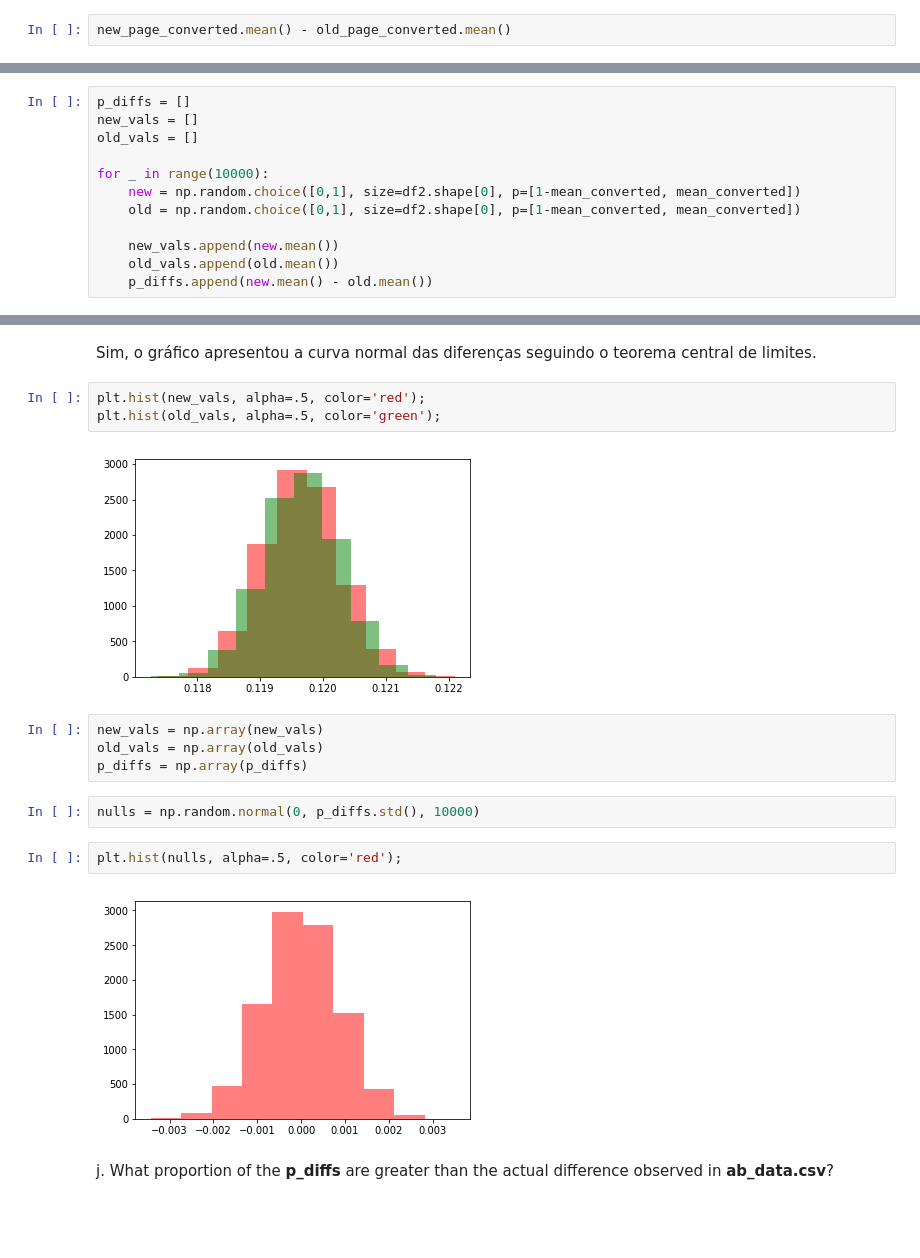
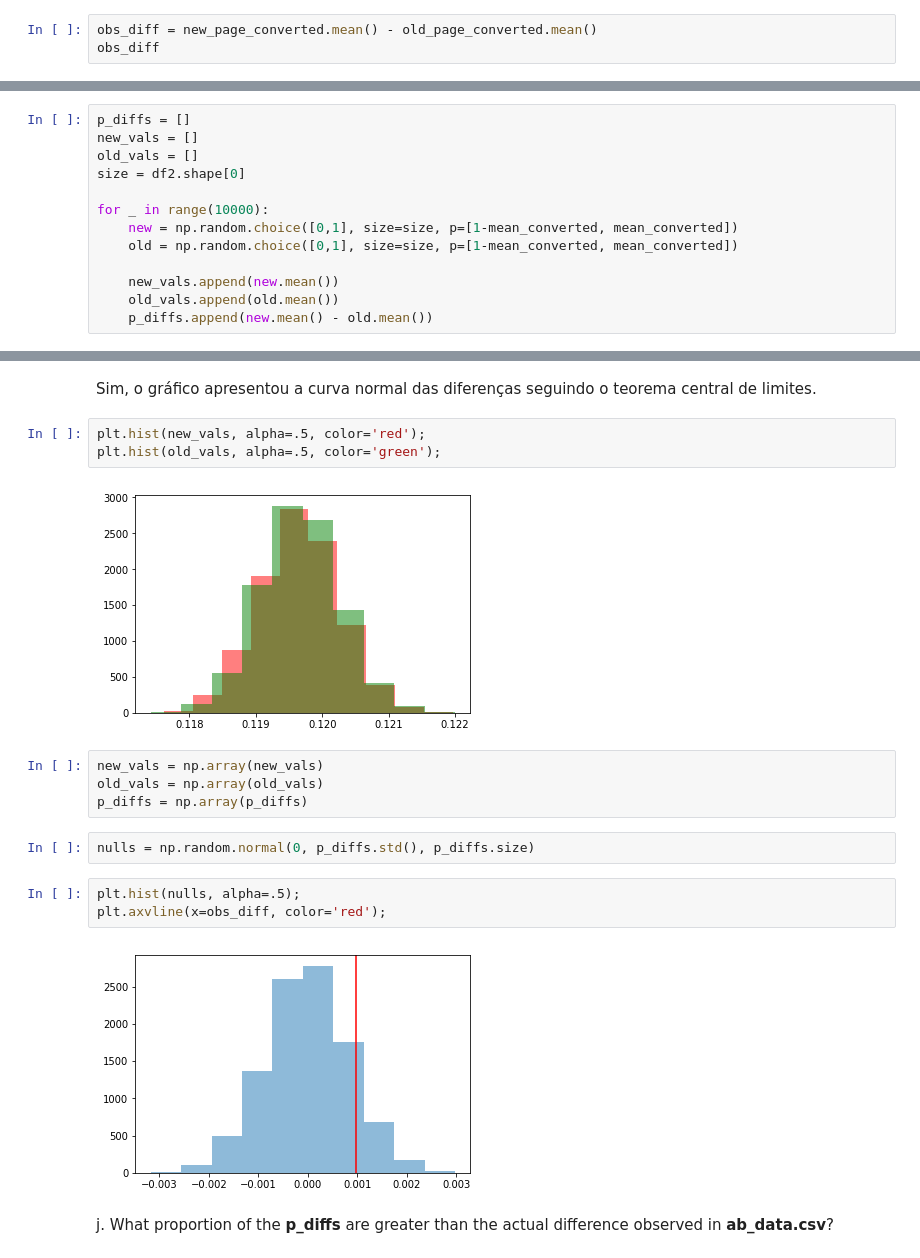
Before and after one commit to vitoralbano/ds-ii-ab-test, a Jupyter notebook: Analyze_ab_test_results_notebook.ipynb, the cells around one changed output, grey strips where cells are left out. Drawn from its saved outputs; the diff is of its cells as text; blank space fills up the shorter version.

```diff
--- a/Analyze_ab_test_results_notebook.ipynb
+++ b/Analyze_ab_test_results_notebook.ipynb
@@ -301,5 +301,6 @@ old_page_converted.mean()
 # %% [markdown]
 g. Find $p_{new}$ - $p_{old}$ for your simulated values from part (e) and (f).
 # %%
-new_page_converted.mean() - old_page_converted.mean()
+obs_diff = new_page_converted.mean() - old_page_converted.mean()
+obs_diff
 # %% [output]
@@ -310,10 +311,11 @@ h. Simulate 10,000 $p_{new}$ - $p_{old}$ values using this same process similarl
 p_diffs = []
 new_vals = []
 old_vals = []
+size = df2.shape[0]
 
 for _ in range(10000):
-    new = np.random.choice([0,1], size=df2.shape[0], p=[1-mean_converted, mean_converted])
-    old = np.random.choice([0,1], size=df2.shape[0], p=[1-mean_converted, mean_converted])
+    new = np.random.choice([0,1], size=size, p=[1-mean_converted, mean_converted])
+    old = np.random.choice([0,1], size=size, p=[1-mean_converted, mean_converted])
 
     new_vals.append(new.mean())
     old_vals.append(old.mean())
@@ -332,16 +334,17 @@ Sim, o gráfico apresentou a curva normal das diferenças seguindo o teorema cen
 plt.hist(new_vals, alpha=.5, color='red');
 plt.hist(old_vals, alpha=.5, color='green');
 # %% [output]
-[figure, old version]
+[figure, new version]
 # %%
 new_vals = np.array(new_vals)
 old_vals = np.array(old_vals)
 p_diffs = np.array(p_diffs)
 # %%
-nulls = np.random.normal(0, p_diffs.std(), 10000)
+nulls = np.random.normal(0, p_diffs.std(), p_diffs.size)
 # %%
-plt.hist(nulls, alpha=.5, color='red');
+plt.hist(nulls, alpha=.5);
+plt.axvline(x=obs_diff, color='red');
 # %% [output]
-[figure, old version]
+[figure, new version]
 # %% [markdown]
 j. What proportion of the **p_diffs** are greater than the actual difference observed in **ab_data.csv**?
```
Also changed, not shown: parts of 10 cells of this notebook.
